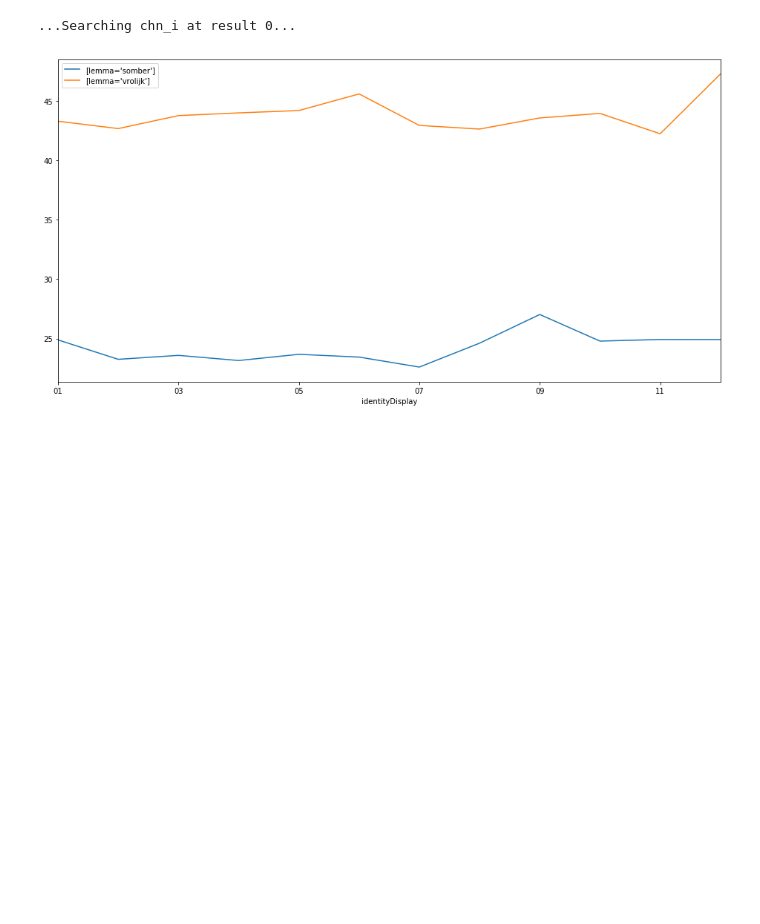
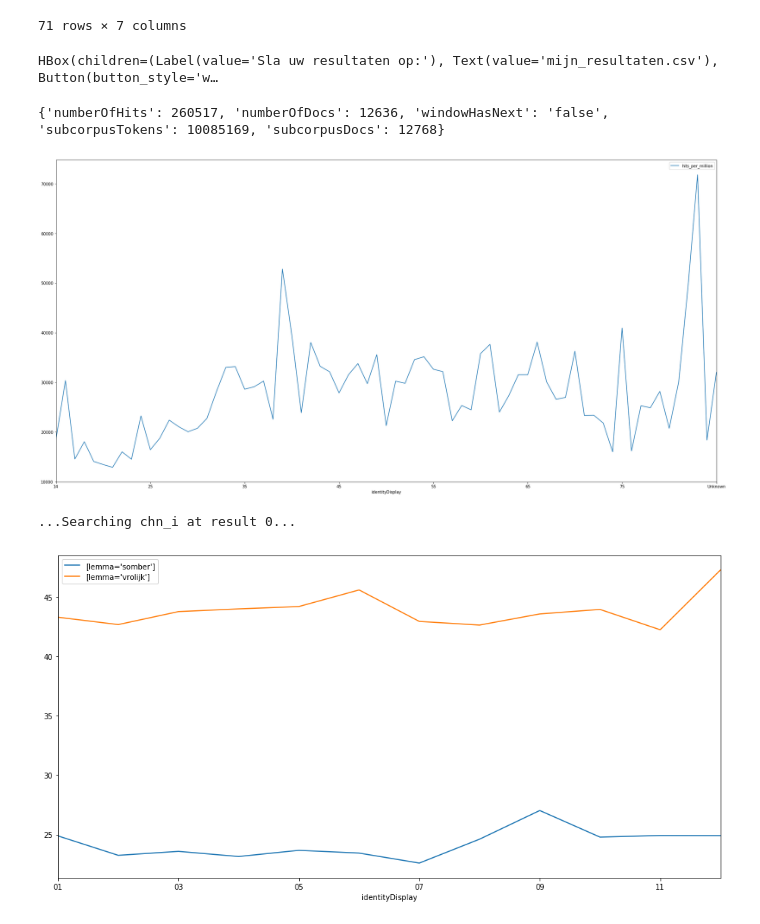
Before and after one commit to INL/chaining-search, a Jupyter notebook: contrib/Lidwood.ipynb, the cells around one changed output. Saved outputs shown, nothing was run; the diff lists cells and outputs as text; code cells hidden in the pictures; blank space fills up the shorter version.

Commit message:
added summary method to corpusquery

```diff
--- a/contrib/Lidwood.ipynb
+++ b/contrib/Lidwood.ipynb
@@ -13,20 +26,46 @@ add_corpus('ja_nl', {'blacklab_url':'http://corpora.ato.ivdnt.org/blacklab-serve
                      'default_method':'blacklab'})
 add_corpus('chn_i', {'blacklab_url':'http://svotmc10.ivdnt.loc/blacklab-server/chn',
                      'default_method':'blacklab'})
+add_corpus('zeebrieven_i', {'blacklab_url':'http://svotmc10.ivdnt.loc/blacklab-server/zeebrieven',
+                     'default_method':'blacklab'})
+add_corpus('gysseling', {'blacklab_url':'http://corpusgysseling.ivdnt.org/blacklab-server/Gysseling',
+                     'default_method':'blacklab'})
+add_corpus('wablieft', {'blacklab_url':'http://pcob67:8080/blacklab-server/Wablieft',
+                     'default_method':'blacklab'})
+add_corpus('opensonar', {'blacklab_url':'http://svotmc10.ivdnt.loc/blacklab-server/opensonar',
+                     'default_method':'blacklab'})
+
+
 
 corpus_name='zeebrieven'
 
 def test_zeebrieven():
-  corpus_name='zeebrieven'
-  df_corpus = create_corpus(corpus_name).pattern("[lemma='kapitein']").group_by(["hit:word:i"]).max_results(1000).search().kwic()
+  corpus_name='zeebrieven_i'
+  corpus_searched = create_corpus(corpus_name).pattern("[lemma='kapitein']").group_by(["hit:word:i"]).max_results(1000).search()
+  df_corpus = corpus_searched.kwic()
   display_df(df_corpus)
+  print(corpus_searched.summary())
 
 def test_ja_nl():
   corpus_name='ja_nl'
   query='([pos="Verb.*" & lemma != "する"]|[pos="Noun.*"][lemma="する"]) within (<sentence/> (<s/> containing [lemma="vernietigen"]))'
-  df = create_corpus(corpus_name).pattern(query).group_by(["hit:lemma:i"]).max_results(1000).search().kwic()
+  # corpus_searched = create_corpus(corpus_name).pattern(query).group_by(["field:genre:i"]).max_results(1000).search()
+  corpus_searched = create_corpus(corpus_name).pattern(query).group_by(["field:genre:i"]).max_results(0).search()
+  df_corpus = corpus_searched.kwic()
+  summary = corpus_searched.summary()
+  print(summary)
+  print(df_corpus.to_string())
+  print(summary)
+
+def test_cgn():
+  query="[lemma='de']"
+  cgn_filter={'Corpus_title': 'CGN'}
+  cgn_corpus = create_corpus('opensonar').metadata_filter(cgn_filter)
+  cgn_searched = cgn_corpus.pattern(query).group_by(["field:Age:i"]).search()
+  df=cgn_searched.kwic()
   display_df(df)
-  plot_df(df,'identityDisplay', ['hits_per_million'])
+  print(cgn_searched.summary())
+  plot_df(df, 'identityDisplay', y_columns=['hits_per_million'] )
 
 def test_openchn(query):
   corpus = create_corpus('openchn')
@@ -92,3 +131,6 @@ def plot_df(df,x_column, y_columns):
     #df_values = df[y_column].apply(lambda x: int(x))
     dfsorted = df.sort_values(by=[x_column])
     dfsorted.plot.line(x_column, y_columns, figsize=[30,15])
+
+test_cgn()
+# %% [output]
@@ -95,3 +154,7 @@ def plot_df(df,x_column, y_columns):
+71 rows × 7 columns
+HBox(children=(Label(value='Sla uw resultaten op:'), Text(value='mijn_resultaten.csv'), Button(button_style='w…
+{'numberOfHits': 260517, 'numberOfDocs': 12636, 'windowHasNext': 'false', 'subcorpusTokens': 10085169, 'subcorpusDocs': 12768}
+[figure, added]
 # %%
 df = search_and_group_multiple('chn_i', ["[lemma='somber']", "[lemma='vrolijk']"], 'pubMonth_from', {'witnessYear_from': [2000,2020]},
                       validity_filter="^[0-9]{2}$")
```
Also changed, not shown: parts of 8 cells of this notebook, 2 other files.
